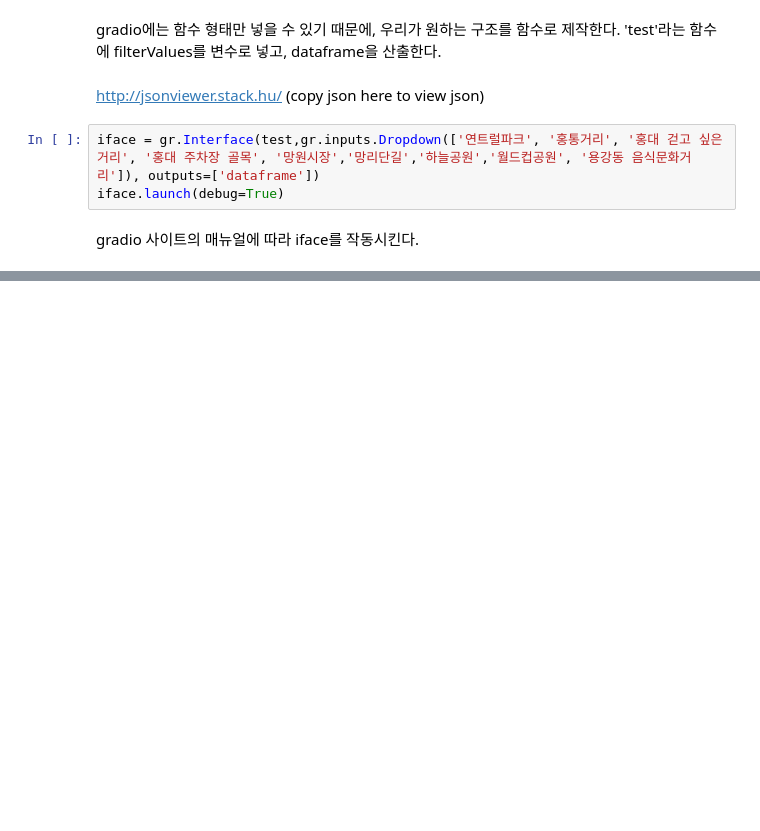
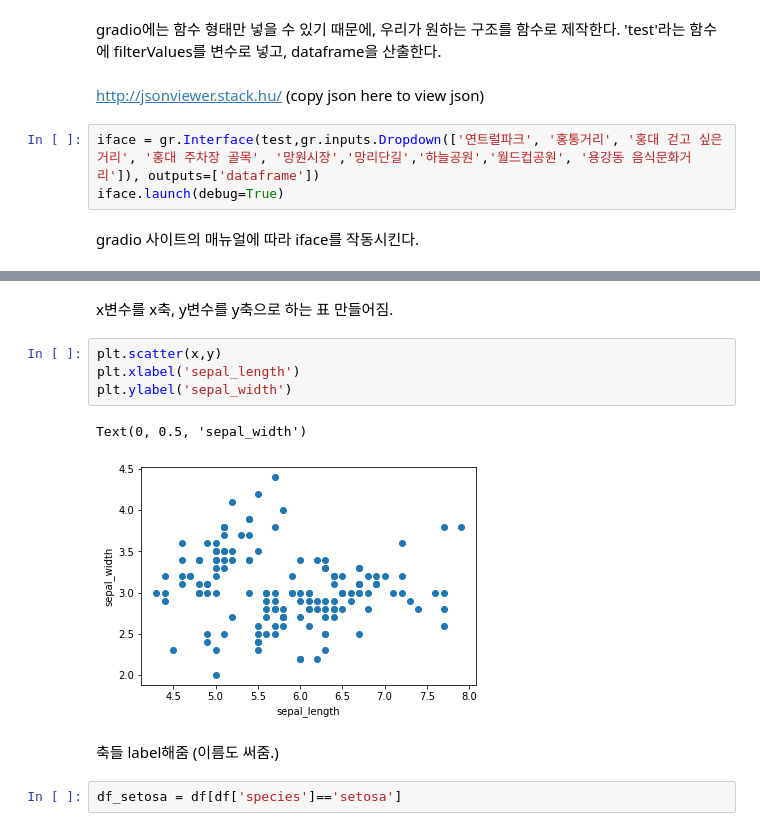
Before and after one commit to Lyr-ics/class2022Spring, a Jupyter notebook: class2022spring.ipynb, the cells around one changed output, grey strips where cells are left out. Cells and saved outputs as stored; diff of their text form; blank space fills up the shorter version.

```diff
--- a/class2022spring.ipynb
+++ b/class2022spring.ipynb
@@ -761,0 +824,13 @@ gradio 사이트의 매뉴얼에 따라 iface를 작동시킨다.
+# %% [markdown]
+x변수를 x축, y변수를 y축으로 하는 표 만들어짐.
+# %%
+plt.scatter(x,y)
+plt.xlabel('sepal_length')
+plt.ylabel('sepal_width')
+# %% [output]
+Text(0, 0.5, 'sepal_width')
+[figure, added]
+# %% [markdown]
+축들 label해줌 (이름도 써줌.)
+# %%
+df_setosa = df[df['species']=='setosa']
```
Also changed, not shown: parts of 80 cells of this notebook.
